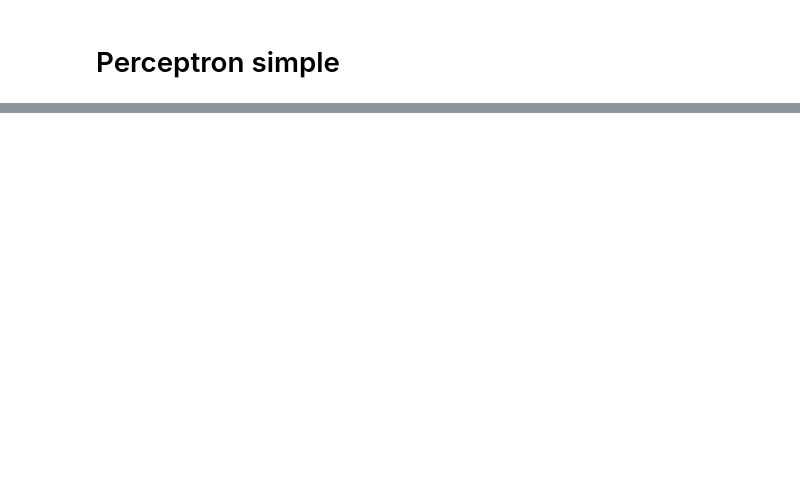
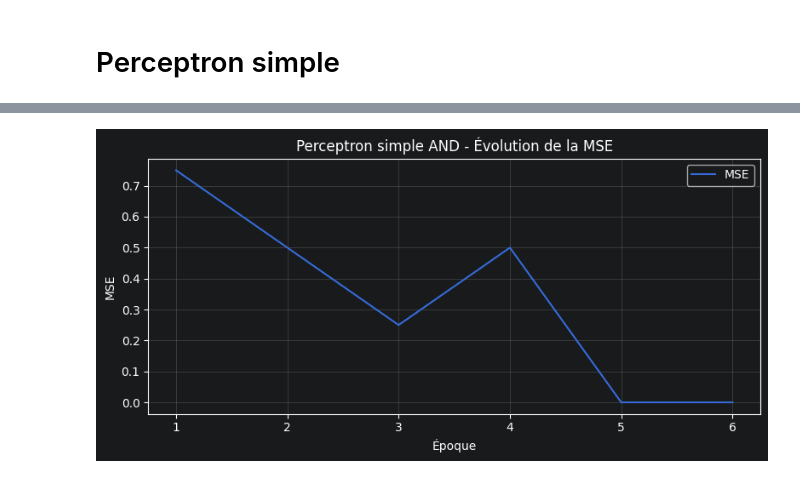
Before and after one commit to justinFransolet/MASI4_NEURAL_NETWORK, a Jupyter notebook: project1.ipynb, the cells around one changed output, grey strips where cells are left out. Cells and saved outputs as stored; diff of their text form; code cells hidden in the pictures; blank space fills up the shorter version.

Commit message:
Feature | Using utils.py for project1.ipynb

```diff
--- a/project1.ipynb
+++ b/project1.ipynb
@@ -2,6 +2,7 @@
 # Perceptron simple
 # %%
 from neural_network import NeuralNetwork, Layer, TrainingType, ActivationFunction, MetricType
+from neural_network.utils import (plot_metric, print_predictions, plot_decision_boundary_history)
 import matplotlib.pyplot as plt
 
 # Create a neural network with one layer and one neuron, using the step activation function
@@ -15,90 +16,15 @@ y_train = [[0], [0], [0], [1]]
 # Train the network for 10 epochs with a learning rate of 0.1
 history = and_model.train(x_train, y_train, epochs=200, learning_rate=1.0, strategy=TrainingType.STOCHASTIC, verbose=True, metrics=(MetricType.MSE, MetricType.ACCURACY, MetricType.PRECISION))
 
-# Display a graph for mse
-mse_values = history.metrics[MetricType.MSE.value]
-plt.figure(figsize=(8, 4))
-plt.plot(range(1, len(mse_values) + 1), mse_values, label="MSE")
-plt.title("Evolution de la MSE")
-plt.xlabel("Iteration")
-plt.ylabel("MSE")
-plt.grid(True, alpha=0.3)
-plt.legend()
-plt.tight_layout()
-plt.show()
 
-# Display a graph for accuracy
-mse_values = history.metrics[MetricType.ACCURACY.value]
-plt.figure(figsize=(8, 4))
-plt.plot(range(1, len(mse_values) + 1), mse_values, label="Accuracy")
-plt.title("Evolution de accuracy")
-plt.xlabel("Iteration")
-plt.ylabel("Accuracy")
-plt.grid(True, alpha=0.3)
-plt.legend()
-plt.tight_layout()
-plt.show()
+# Courbes
+plot_metric(history, MetricType.MSE, "Perceptron simple AND - Évolution de la MSE")
+plot_metric(history, MetricType.ACCURACY, "Perceptron simple AND - Évolution de l'accuracy")
+plot_metric(history, MetricType.PRECISION, "Perceptron simple AND - Évolution de la précision")
 
-# Display a graph for precision
-mse_values = history.metrics[MetricType.PRECISION.value]
-plt.figure(figsize=(8, 4))
-plt.plot(range(1, len(mse_values) + 1), mse_values, label="Precision")
-plt.title("Evolution de la precision")
-plt.xlabel("Iteration")
-plt.ylabel("Precision")
-plt.grid(True, alpha=0.3)
-plt.legend()
-plt.tight_layout()
-plt.show()
+# Évolution des frontières
+plot_decision_boundary_history(history, x_train, y_train, title="Perceptron simple AND - Évolution de la frontière de décision")
 
-# Display a graph for decision boundary evolution
-plt.figure(figsize=(8, 6))
-
-points_0_x = []
-points_0_y = []
-points_1_x = []
-points_1_y = []
-
-for x, y in zip(x_train, y_train):
-    if y[0] == 0:
-        points_0_x.append(x[0])
-        points_0_y.append(x[1])
-    else:
-        points_1_x.append(x[0])
-        points_1_y.append(x[1])
-
-plt.scatter(points_0_x, points_0_y, label="Classe 0")
-plt.scatter(points_1_x, points_1_y, label="Classe 1")
-
-x1_values = [-0.2, 0.0, 0.5, 1.0, 1.5, 2.0, 2.5, 3.0]
-
-for i, params in enumerate(history._params_history, start=1):
-    bias = params["bias"]
-    w1 = params["weights"][0]
-    w2 = params["weights"][1]
-
-    if abs(w2) > 1e-12:
-        x2_values = []
-        for x1 in x1_values:
-            x2 = -(bias + w1 * x1) / w2
-            x2_values.append(x2)
-
-        plt.plot(x1_values, x2_values, label=f"epoch {i}")
-    elif abs(w1) > 1e-12:
-        x_vertical = -bias / w1
-        plt.axvline(x=x_vertical, label=f"epoch {i}")
-
-plt.xlim(-0.2, 3.2)
-plt.ylim(-0.8, 1.4)
-plt.xlabel("x1")
-plt.ylabel("x2")
-plt.title("Évolution de la frontière de décision")
-plt.grid(True, alpha=0.3)
-plt.legend()
-plt.tight_layout()
-plt.show()
-
-# Test the network on the training data
-for x in x_train:
-    output = and_model.predict(x)
-    print(f"Input: {x}, Output: {output}")
+# Prédictions
+print_predictions(and_model, x_train, y_train, classification=True, threshold=0.5)
+# %% [output]
@@ -104,0 +48 @@ for x in x_train:
+[figure, added]
```
Also changed, not shown: parts of 1 cell of this notebook, 2 other files.
